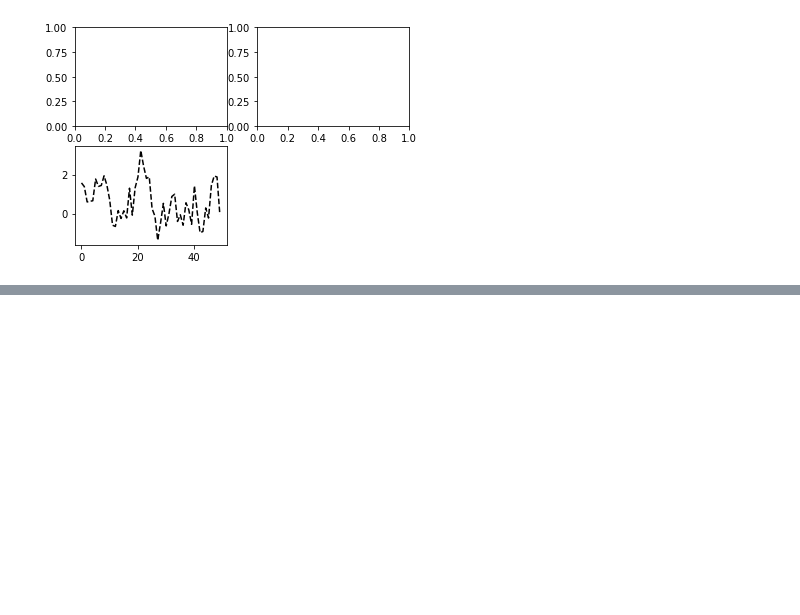
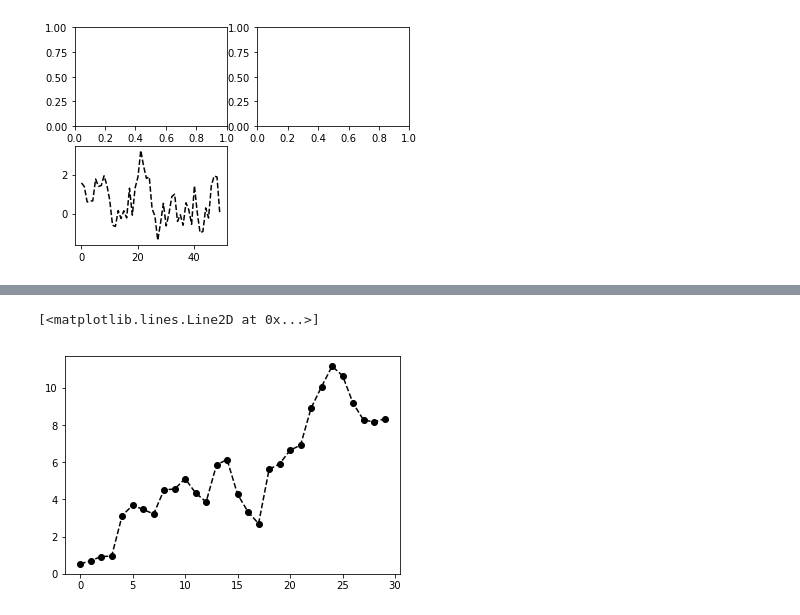
Before and after one commit to zhongzishi/Python-learning-notebooks, a Jupyter notebook: Pydata/Pydata book Chapter 8 Plotting.ipynb, the cells around one changed output, grey strips where cells are left out. Saved outputs shown, nothing was run; the diff lists cells and outputs as text; code cells hidden in the pictures; blank space fills up the shorter version.

```diff
--- a/Pydata/Pydata book Chapter 8 Plotting.ipynb
+++ b/Pydata/Pydata book Chapter 8 Plotting.ipynb
@@ -27,0 +62,5 @@ plt.plot(np.random.randn(50).cumsum(),'k--')
+# %%
+plt.plot(np.random.randn(30).cumsum(),'ko--')
+# %% [output]
+[<matplotlib.lines.Line2D at 0x...>]
+[figure, added]
```
Also changed, not shown: parts of 47 cells of this notebook, 1 other file.
